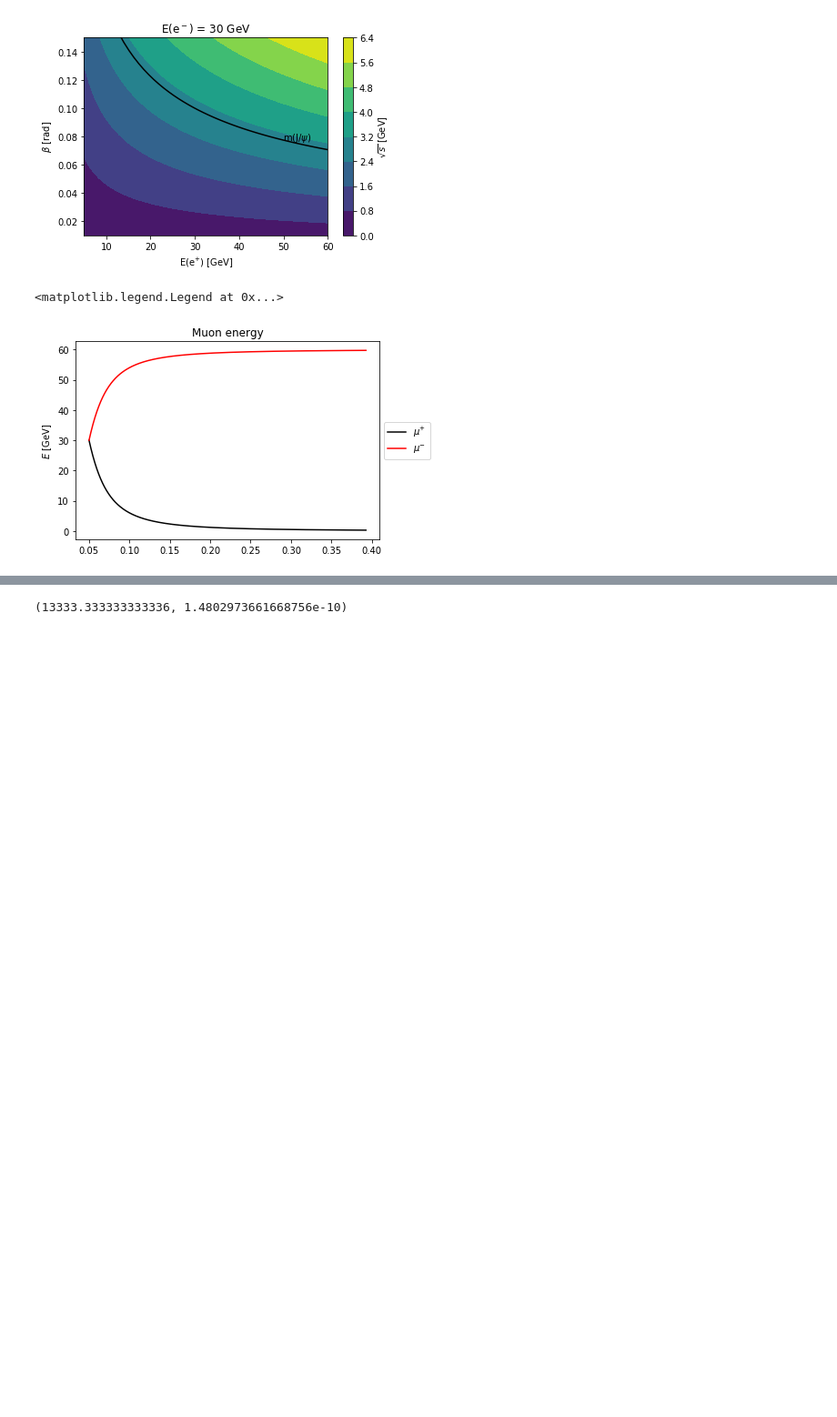
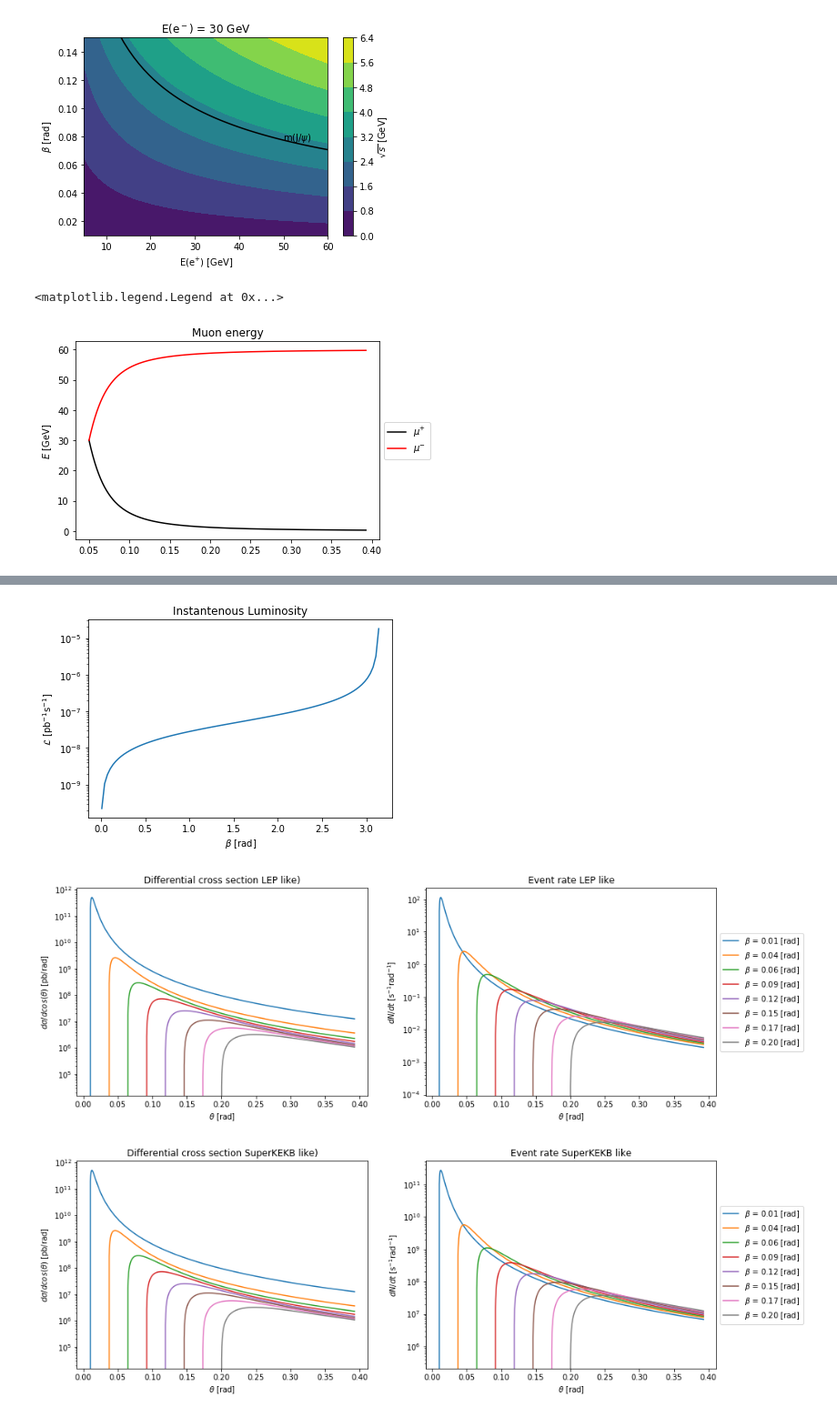
Before and after one commit to DaveBrun94/MuonCollider, a Jupyter notebook: notebook/cross.ipynb, the cells around one changed output, grey strips where cells are left out. Shown at 91% size. Cells and saved outputs as stored; diff of their text form; code cells hidden in the pictures; blank space fills up the shorter version.

Commit message:
Added calculation for luminosity and plot for LEP/SuperKEKB like

```diff
--- a/notebook/cross.ipynb
+++ b/notebook/cross.ipynb
@@ -131,13 +143,10 @@ def xSec(pMinus, pPlus, beta, theta): #[GeV], [GeV], [rad], [rad]
     return dsigdt * dtdcos * 2.56819*10**9 #[pb]
 
 def lumi(n1, n2, nb, f, sigmaX, sigmaY, sigmaS, beta): #[1, 1, 1, 1/s, m, m, m, rad]
-    integrand = lambda x, s: exp(-(x*cos(pi/2 - beta/2))**2 + (s*sin(pi/2 - beta/2))**2/(sigmaX**2))*exp(-(x*sin(pi/2 - beta/2))**2 + (s*cos(pi/2 - beta/2))**2/(sigmaS**2))
+    nomLumi = (n1*n2*nb*f)/(4*pi* sigmaY * sigmaX)
+    corrFac = (sin(beta/2)**2)/(sigmaX*sigmaS*sqrt((sin(beta/2)**2/sigmaS**2 + cos(beta/2)**2/sigmaX**2)*(sin(beta/2)**2/sigmaX**2 + cos(beta/2)**2/sigmaS**2)))
 
-    nomLumi = (n1*n2*nb*f)/(8*pi**2 * sigmaS * sigmaY * sigmaX**2)
-    corrFac = 2 * cos(pi/2 - beta/2)**2 #* integrate.nquad(integrand, [[-inf, inf],[-inf, inf]])[0]
-    print(integrate.nquad(integrand, [[-inf, inf],[-inf, inf]])[0])
-
-    return nomLumi * corrFac
+    return nomLumi * corrFac * 10**(-28) * 10 ** (-12)
 # %%
 from scipy.optimize import newton
 
@@ -244,6 +203,43 @@ nan
-# %%
-a = 2
-f = lambda x,y : a*x**2 + a*y**2
-integrate.nquad(f, [[0, 10], [0, 10]])
-# %% [output]
-(13333.333333333336, 1.4802973661668756e-10)
+# %%
+beta = linspace(0.01, pi, 100)#rad
+E_= 30 #GeV
+EPlus = 30 #GeV
+
+lum = [lumi(1.7e11, 1.7e11, 7, 11.2e3, 200e-6, 5e-6, 7e-2, b) for b in beta]
+
+fig, ax = plt.subplots()
+ax.set_title(r"Instantenous Luminosity")
+ax.set_xlabel(r"$\beta$ [rad]")
+ax.set_ylabel(r"$\mathcal{L}$ [pb$^{-1}$s$^{-1}$]")
+ax.set_yscale('log')
+ax.plot(beta, lum)
+
+beta = linspace(0.01, 0.2, 8)
+lumLEP = [lumi(1.7e11, 1.7e11, 7, 11.2e3, 200e-6, 5e-6, 7e-2, b) for b in beta]
+lumKEK = [lumi(6e10, 6e10, 2500, 500e6, 10e-6, 62e-9, 5e-3, b) for b in beta]
+
+for lum, name in zip([lumLEP, lumKEK], ["LEP like", "SuperKEKB like"]):
+    fig, ax = plt.subplots(1, 2, figsize=(15, 5))
+    ax[0].set_title(r"Differential cross section {})".format(name))
+    ax[0].set_xlabel(r"$\theta$ [rad]")
+    ax[0].set_ylabel(r"$d\sigma/dcos(\theta)$ [pb/rad]")
+    ax[0].set_yscale('log')
+
+    ax[1].set_title(r"Event rate {}".format(name))
+    ax[1].set_xlabel(r"$\theta$ [rad]")
+    ax[1].set_ylabel(r"$dN/dt$ [s$^{-1}$rad$^{-1}$]")
+    ax[1].set_yscale('log')
+
+    for index, b in enumerate(beta):
+        theta = linspace(b, pi/8, 1000) #rad
+        sec = [xSec(E_, EPlus, b, angle) for angle in theta]
+        N = [s*lum[index] for s in sec]
+
+        ax[0].plot(theta, sec, label=r"$\beta$ = {:.2f} [rad]".format(b))
+        ax[1].plot(theta, N, label=r"$\beta$ = {:.2f} [rad]".format(b))
+
+    ax[1].legend(loc='center left', bbox_to_anchor=(1, 0.5))
+# %% [output]
+[figure, added]
+[figure, added]
+[figure, added]
```
Also changed, not shown: parts of 3 cells of this notebook.
